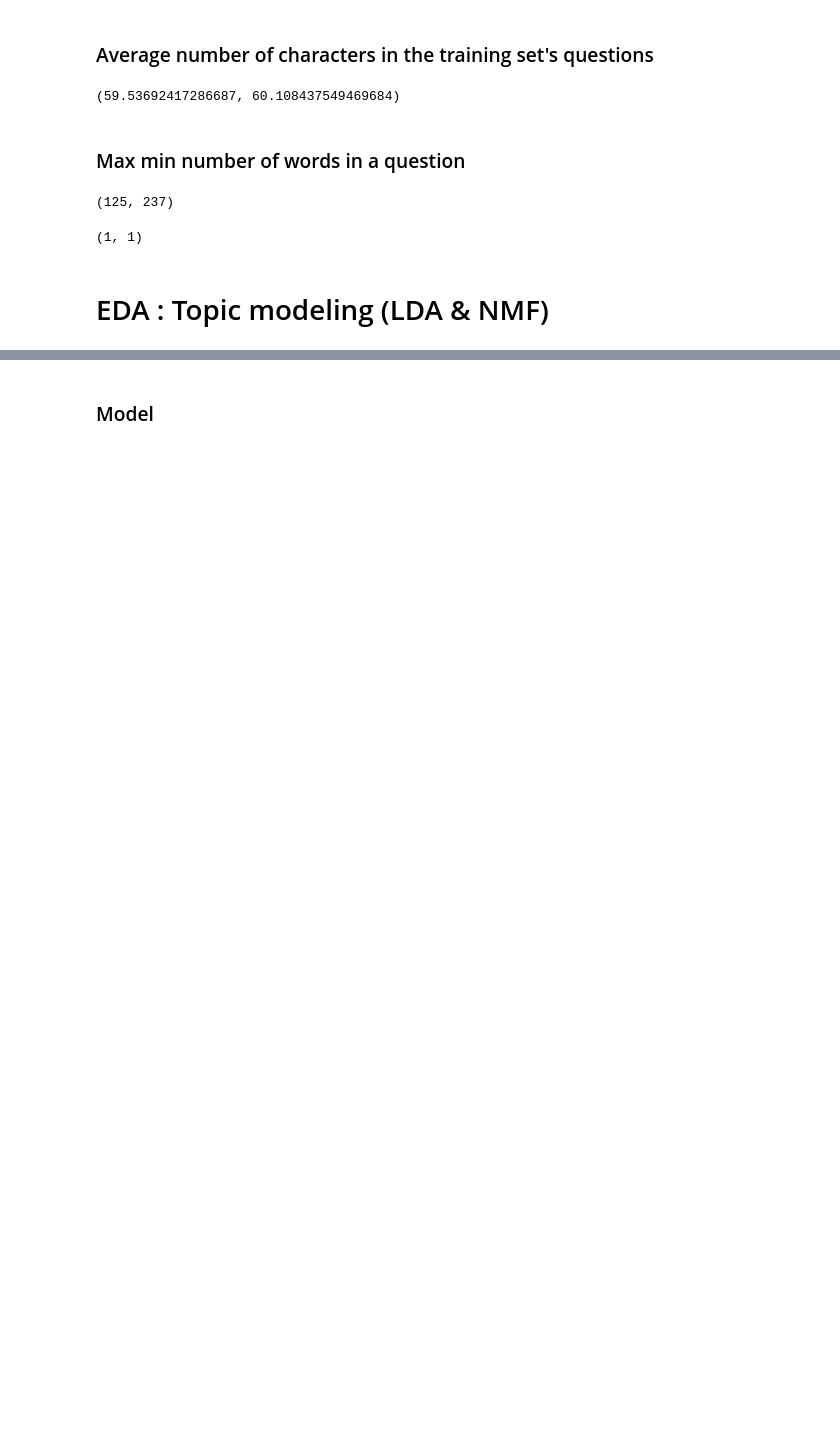
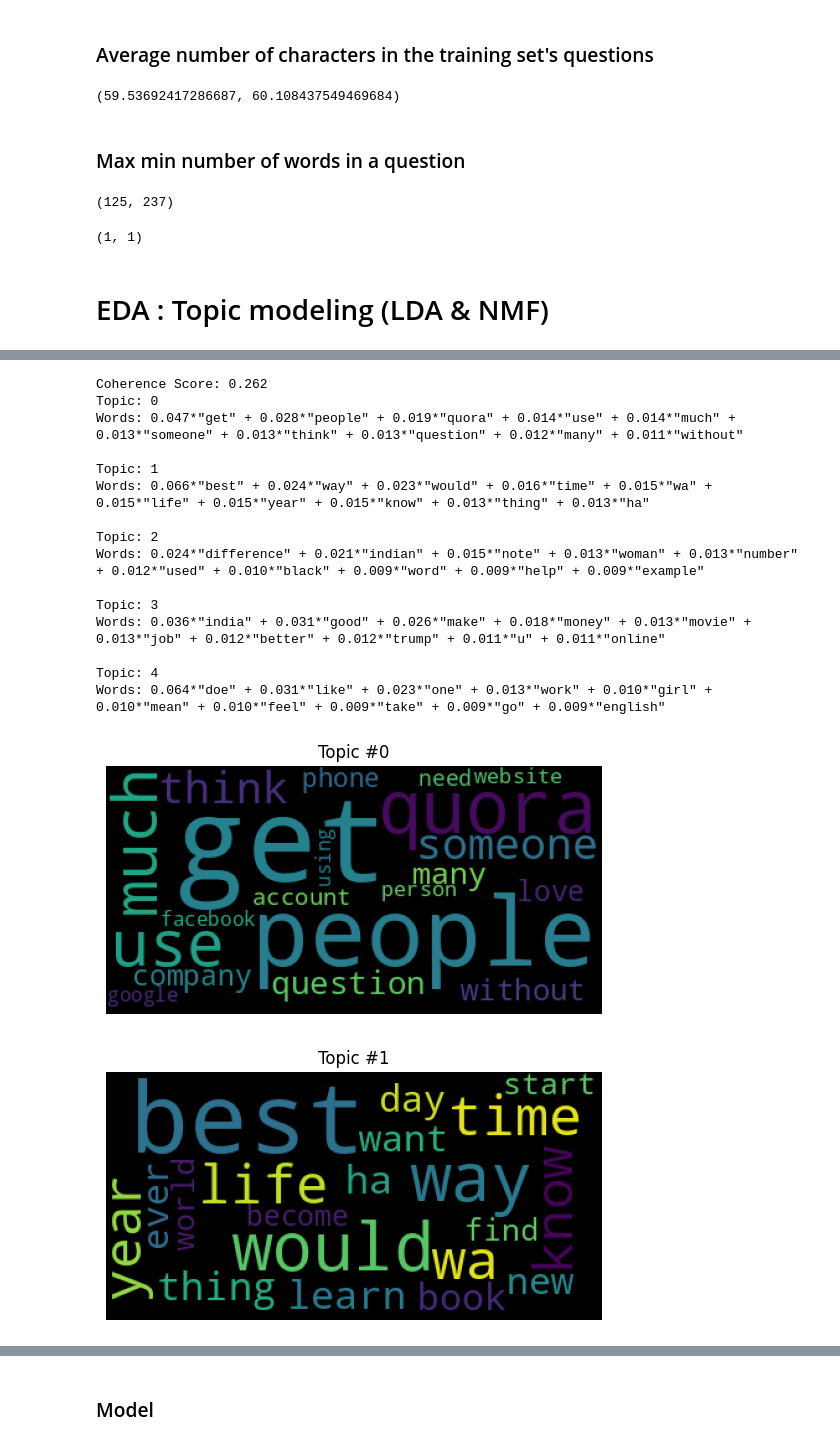
Before and after one commit to moatazaymane/Quora_Question_Pairs, a Jupyter notebook: Quora_Question_Pairs.ipynb, the cells around one changed output, grey strips where cells are left out. Saved outputs shown, nothing was run; the diff lists cells and outputs as text; code cells hidden in the pictures; blank space fills up the shorter version.

Commit message:
Topic Modeling quora questions (LDA)

```diff
--- a/Quora_Question_Pairs.ipynb
+++ b/Quora_Question_Pairs.ipynb
@@ -290,0 +356,24 @@ df_train_e['q2_word_count'] =df_train.question2.apply(lambda x: len(x.split(' ')
+# %%
+combined = pd.concat([df_train['question1'], df_train['question2']])
+
+# Create a new DataFrame with the combined values
+df_combined = pd.DataFrame({'Combined': combined})
+lda_topic_modeling(df_combined, text_column='Combined', num_topics=5)
+# %% [output]
+Coherence Score: 0.262
+Topic: 0
+Words: 0.047*"get" + 0.028*"people" + 0.019*"quora" + 0.014*"use" + 0.014*"much" + 0.013*"someone" + 0.013*"think" + 0.013*"question" + 0.012*"many" + 0.011*"without"
+
+Topic: 1
+Words: 0.066*"best" + 0.024*"way" + 0.023*"would" + 0.016*"time" + 0.015*"wa" + 0.015*"life" + 0.015*"year" + 0.015*"know" + 0.013*"thing" + 0.013*"ha"
+
+Topic: 2
+Words: 0.024*"difference" + 0.021*"indian" + 0.015*"note" + 0.013*"woman" + 0.013*"number" + 0.012*"used" + 0.010*"black" + 0.009*"word" + 0.009*"help" + 0.009*"example"
+
+Topic: 3
+Words: 0.036*"india" + 0.031*"good" + 0.026*"make" + 0.018*"money" + 0.013*"movie" + 0.013*"job" + 0.012*"better" + 0.012*"trump" + 0.011*"u" + 0.011*"online"
+
+Topic: 4
+Words: 0.064*"doe" + 0.031*"like" + 0.023*"one" + 0.013*"work" + 0.010*"girl" + 0.010*"mean" + 0.010*"feel" + 0.009*"take" + 0.009*"go" + 0.009*"english"
+[figure, added]
+[figure, added]
```
Also changed, not shown: parts of 18 cells of this notebook.
